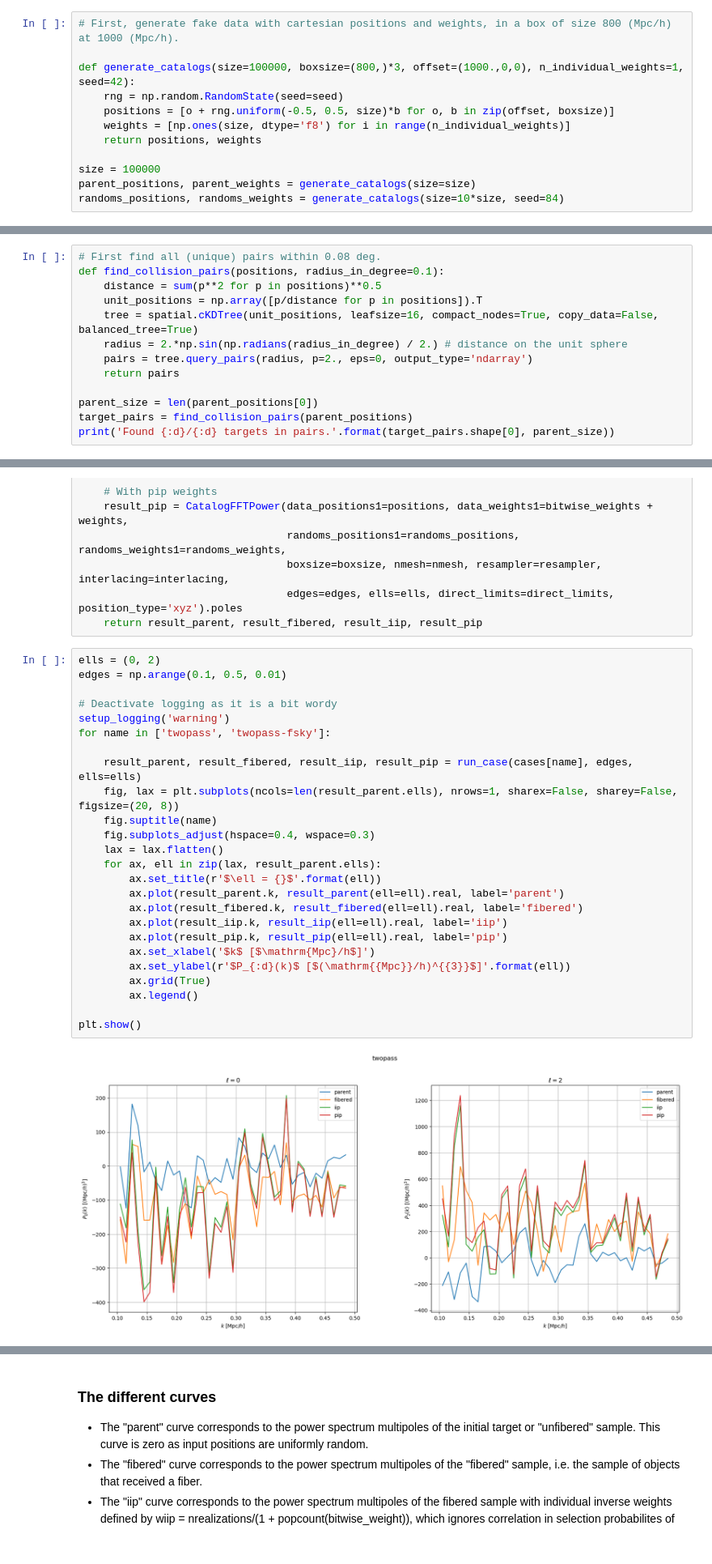
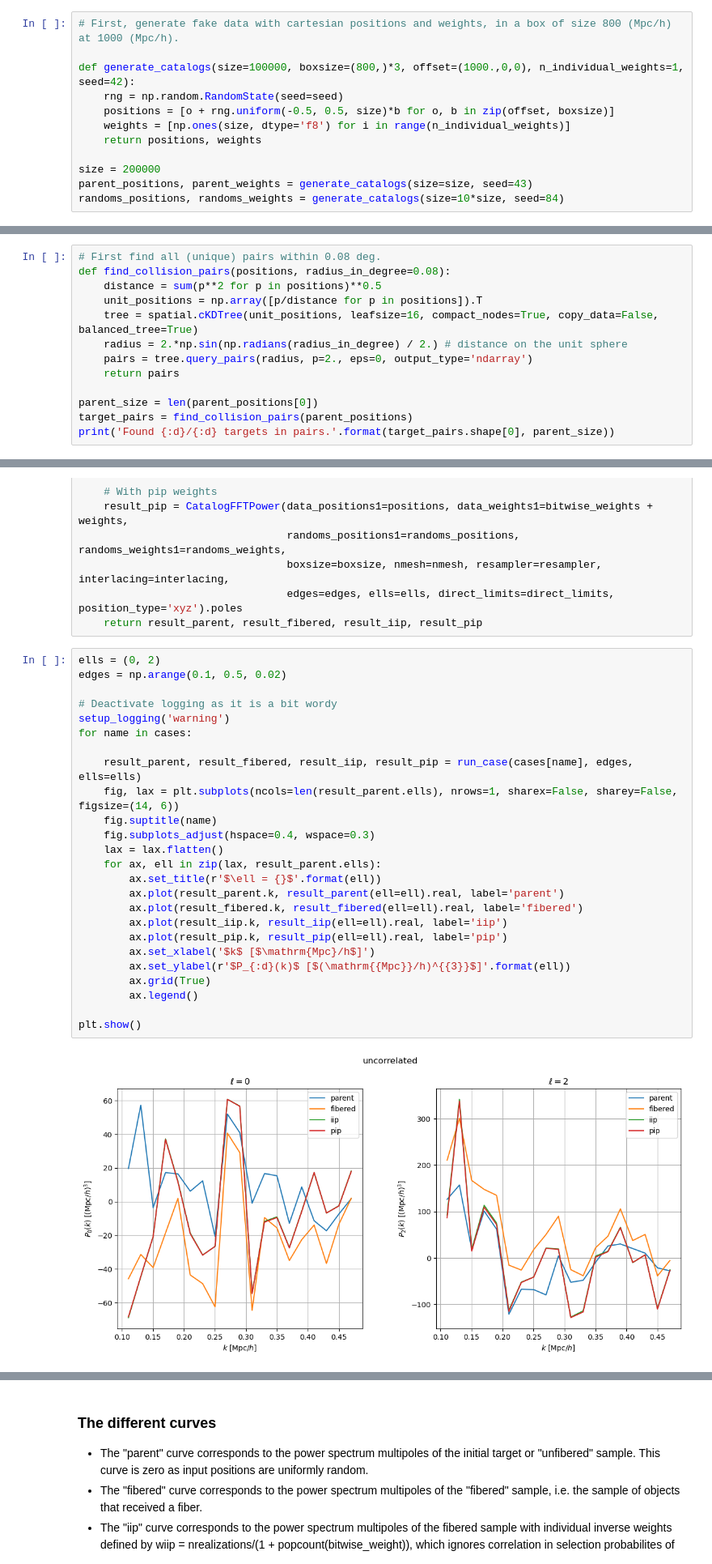
Before and after one commit to cosmodesi/pypower, a Jupyter notebook: nb/pip_examples.ipynb, the cells around one changed output, grey strips where cells are left out. Shown at 81% size. Cells and saved outputs as stored; diff of their text form.

```diff
--- a/nb/pip_examples.ipynb
+++ b/nb/pip_examples.ipynb
@@ -23,8 +23,8 @@ def generate_catalogs(size=100000, boxsize=(800,)*3, offset=(1000.,0,0), n_indiv
     weights = [np.ones(size, dtype='f8') for i in range(n_individual_weights)]
     return positions, weights
 
-size = 100000
-parent_positions, parent_weights = generate_catalogs(size=size)
+size = 200000
+parent_positions, parent_weights = generate_catalogs(size=size, seed=43)
 randoms_positions, randoms_weights = generate_catalogs(size=10*size, seed=84)
 # %% [markdown]
 # Three scenarii
@@ -34,7 +34,7 @@ randoms_positions, randoms_weights = generate_catalogs(size=10*size, seed=84)
 - twopass-fsky: same as singlepass, with an extra pass on objects left without fiber in the first pass on some fraction of the sky. All pairs are non-zero probability in the region with multiple passes.
 # %%
 # First find all (unique) pairs within 0.08 deg.
-def find_collision_pairs(positions, radius_in_degree=0.1):
+def find_collision_pairs(positions, radius_in_degree=0.08):
     distance = sum(p**2 for p in positions)**0.5
     unit_positions = np.array([p/distance for p in positions]).T
     tree = spatial.cKDTree(unit_positions, leafsize=16, compact_nodes=True, copy_data=False, balanced_tree=True)
@@ -198,28 +193,28 @@ def run_case(case, edges, ells=(0, 2, 4), boxsize=1000., nmesh=256, resampler='t
     return result_parent, result_fibered, result_iip, result_pip
 # %%
 ells = (0, 2)
-edges = np.arange(0.1, 0.5, 0.01)
+edges = np.arange(0.1, 0.5, 0.02)
 
 # Deactivate logging as it is a bit wordy
 setup_logging('warning')
-for name in ['twopass', 'twopass-fsky']:
+for name in cases:
 
     result_parent, result_fibered, result_iip, result_pip = run_case(cases[name], edges, ells=ells)
-    fig, lax = plt.subplots(ncols=len(result_parent.ells), nrows=1, sharex=False, sharey=False, figsize=(20, 8))
+    fig, lax = plt.subplots(ncols=len(result_parent.ells), nrows=1, sharex=False, sharey=False, figsize=(14, 6))
     fig.suptitle(name)
     fig.subplots_adjust(hspace=0.4, wspace=0.3)
     lax = lax.flatten()
     for ax, ell in zip(lax, result_parent.ells):
         ax.set_title(r'$\ell = {}$'.format(ell))
         ax.plot(result_parent.k, result_parent(ell=ell).real, label='parent')
         ax.plot(result_fibered.k, result_fibered(ell=ell).real, label='fibered')
         ax.plot(result_iip.k, result_iip(ell=ell).real, label='iip')
         ax.plot(result_pip.k, result_pip(ell=ell).real, label='pip')
         ax.set_xlabel('$k$ [$\mathrm{Mpc}/h$]')
         ax.set_ylabel(r'$P_{:d}(k)$ [$(\mathrm{{Mpc}}/h)^{{3}}$]'.format(ell))
         ax.grid(True)
         ax.legend()
 
 plt.show()
 # %% [output]
-[figure, old version]
+[figure, new version]
```
Also changed, not shown: parts of 4 cells of this notebook.
